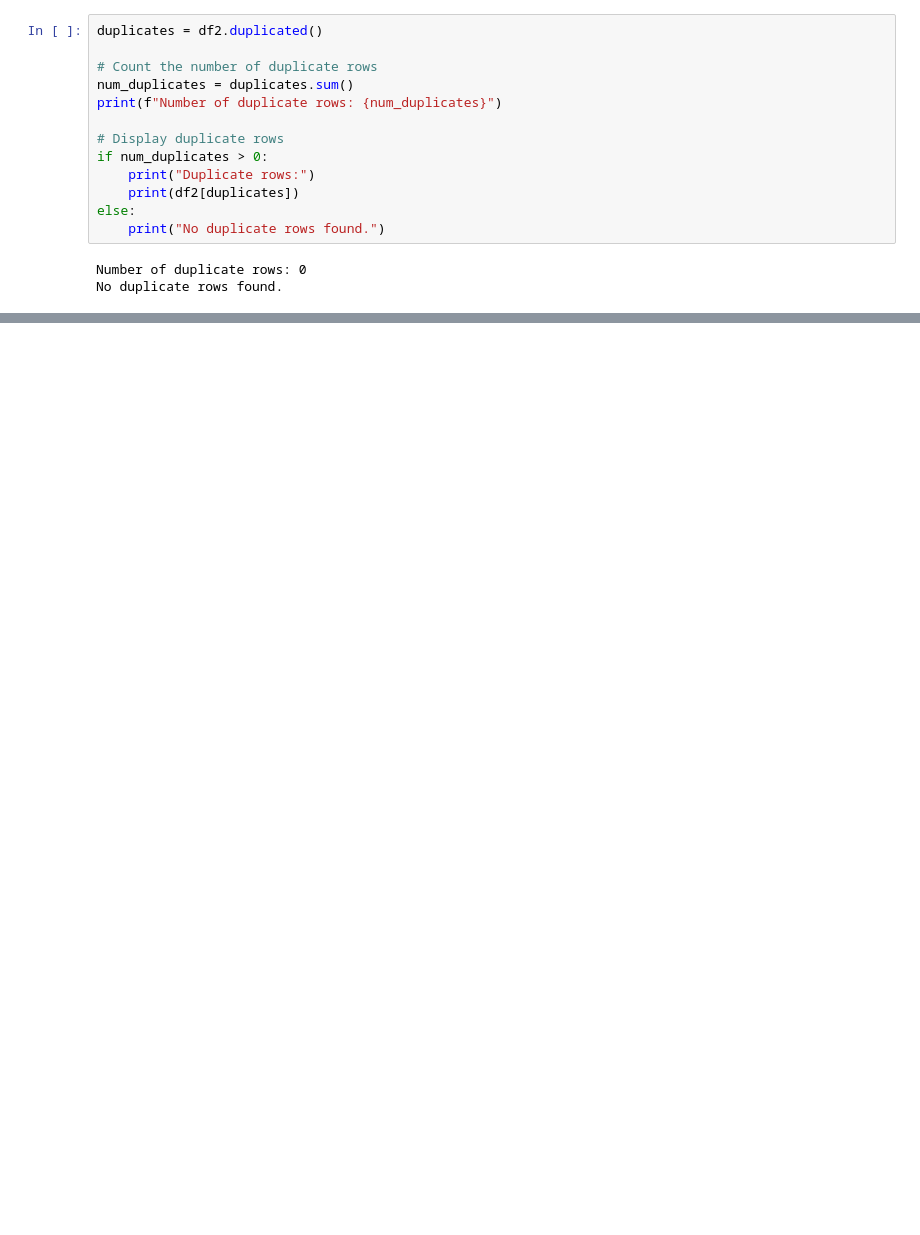
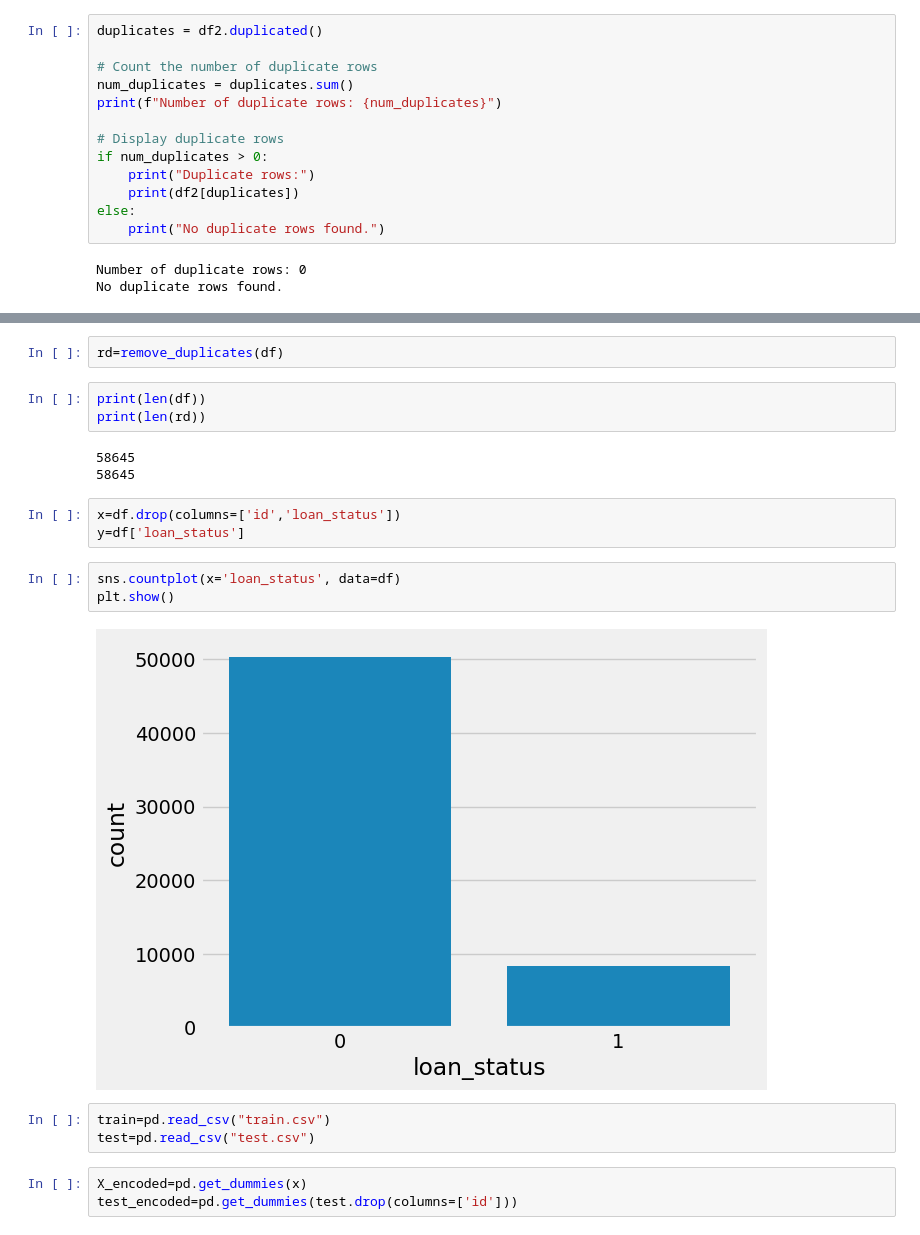
Before and after one commit to Umer-Muhammad1/loan_approval_prediction_with_kedro, a Jupyter notebook: loan-prediction-project/notebooks/exploration.ipynb, the cells around one changed output, grey strips where cells are left out. Drawn from its saved outputs; the diff is of its cells as text; blank space fills up the shorter version.

```diff
--- a/loan-prediction-project/notebooks/exploration.ipynb
+++ b/loan-prediction-project/notebooks/exploration.ipynb
@@ -206,0 +360,22 @@ No duplicate rows found.
+# %%
+rd=remove_duplicates(df)
+# %%
+print(len(df))
+print(len(rd))
+# %% [output]
+58645
+58645
+# %%
+x=df.drop(columns=['id','loan_status'])
+y=df['loan_status']
+# %%
+sns.countplot(x='loan_status', data=df)
+plt.show()
+# %% [output]
+[figure, added]
+# %%
+train=pd.read_csv("train.csv")
+test=pd.read_csv("test.csv")
+# %%
+X_encoded=pd.get_dummies(x)
+test_encoded=pd.get_dummies(test.drop(columns=['id']))
```
Also changed, not shown: parts of 65 cells of this notebook, 21 other files.
